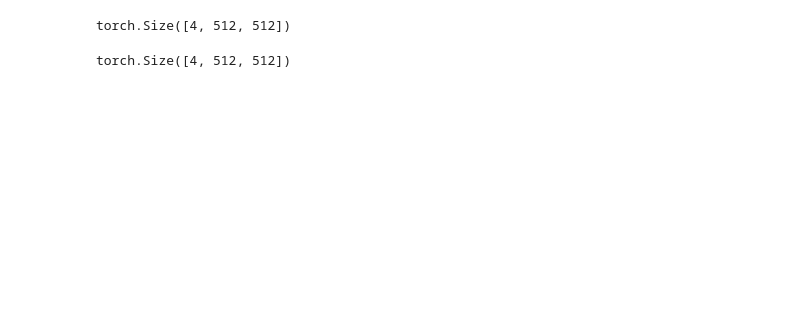
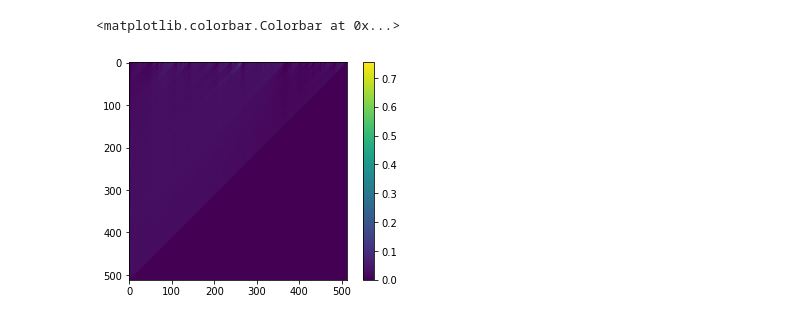
Before and after one commit to eri24816/improved-diffusion, a Jupyter notebook: analysis/metrics/test.ipynb, the cells around one changed output. Cells and saved outputs as stored; diff of their text form; code cells hidden in the pictures; blank space fills up the shorter version.

```diff
--- a/analysis/metrics/test.ipynb
+++ b/analysis/metrics/test.ipynb
@@ -70,9 +60,6 @@ tensor(0., dtype=torch.float64) tensor(100000.0000, dtype=torch.float64)
-# %%
-TF.torch.tensor(scape).shape
-# %% [output]
-torch.Size([4, 512, 512])
-# %%
-
-scape.shape
-# %% [output]
-torch.Size([4, 512, 512])
+# %%
+plt.imshow(scape[0])
+plt.colorbar()
+# %% [output]
+<matplotlib.colorbar.Colorbar at 0x...>
+[figure, added]
```
Also changed, not shown: parts of 11 cells of this notebook, 7 other files.
